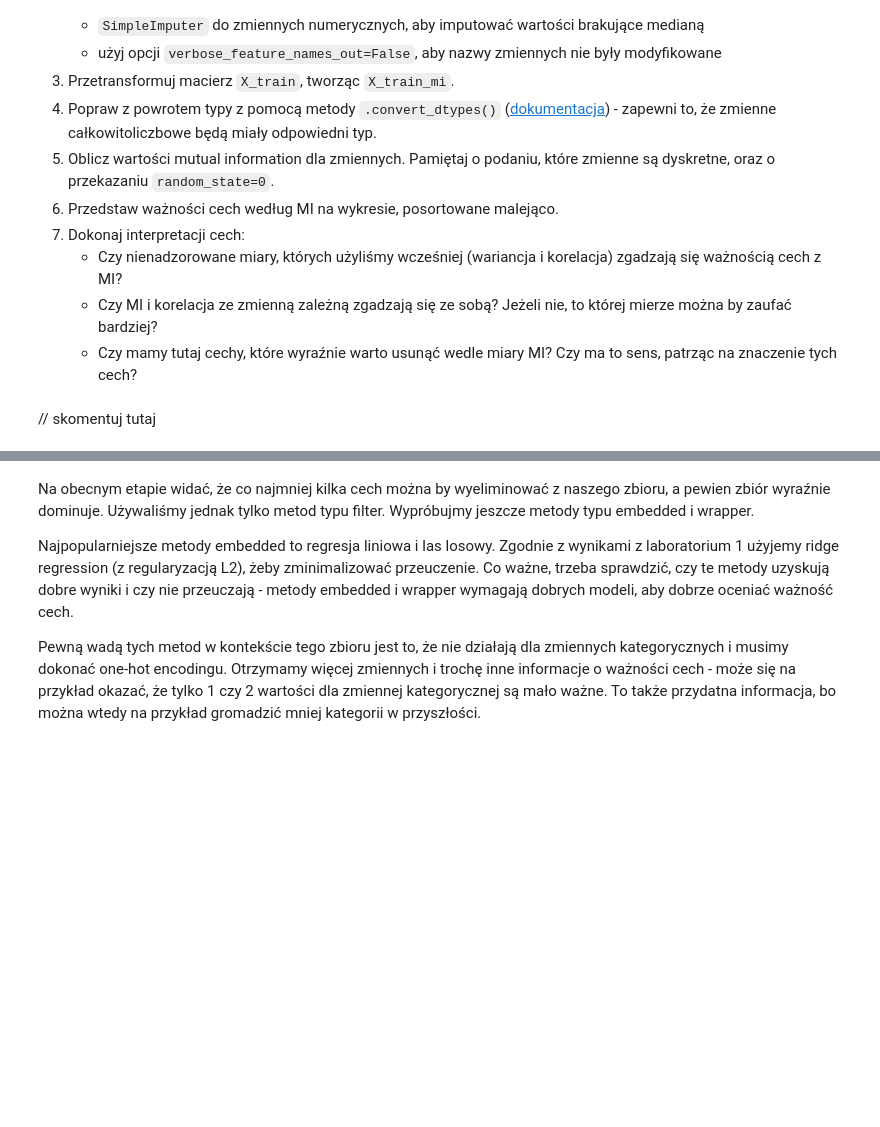
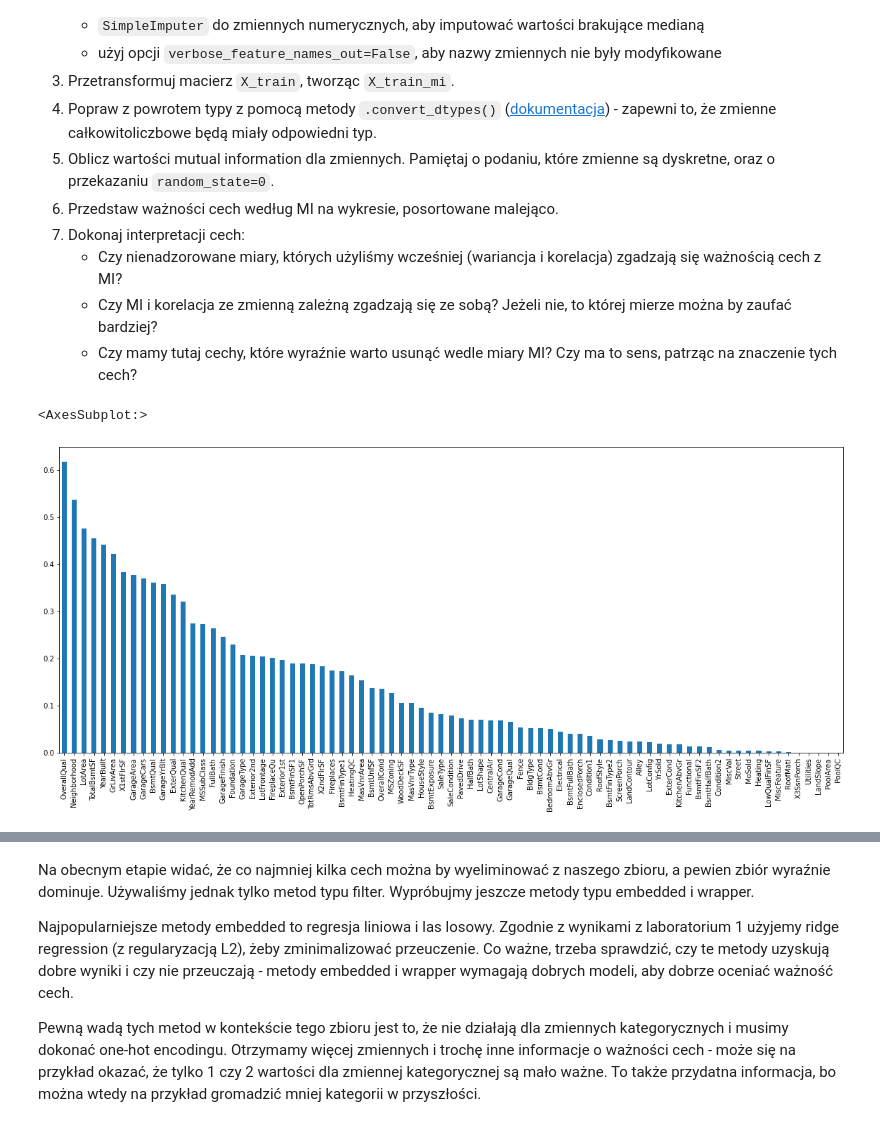
Before and after one commit to pweglik/pum, a Jupyter notebook: lab6/lab6.ipynb, the cells around one changed output, grey strips where cells are left out. Drawn from its saved outputs; the diff is of its cells as text; code cells hidden in the pictures; blank space fills up the shorter version.

```diff
--- a/lab6/lab6.ipynb
+++ b/lab6/lab6.ipynb
@@ -379,2 +454,41 @@ importances_mi = ...
-# %% [markdown]
-// skomentuj tutaj
+# %%
+from sklearn.compose import ColumnTransformer
+from sklearn.feature_selection import mutual_info_regression
+from sklearn.preprocessing import OrdinalEncoder
+
+
+categorical_features = X_train.select_dtypes(include=["object"]).columns
+numerical_features = X_train.select_dtypes(exclude=["object"]).columns
+
+
+column_transformer = ColumnTransformer(
+    [
+        ("ordinal_encoder", OrdinalEncoder(), categorical_features),
+        ("simple_imputer", SimpleImputer(), numerical_features),
+    ],
+    verbose_feature_names_out=False,
+)
+
+X_mi = column_transformer.fit_transform(X_train, y_train)
+
+# correct data types
+X_mi = X_mi.convert_dtypes()
+
+# get boolean mask with discrete columns
+discrete_features = np.where(X_train.nunique() < 0.05 * len(X_train), True, False)
+# Korzystając z podpiewiedzi z linku wnioskuję, że zmiena dyskretna to taka która posiada mniej niż
+# 0.05 * liczba próbek wartości
+# https://stats.stackexchange.com/questions/12273/how-to-test-if-my-data-is-discrete-or-continuous
+
+importances_mi = mutual_info_regression(
+    X_mi, y_train, discrete_features=discrete_features, random_state=0
+)
+
+# change to pd.Series for easier sorting and plotting
+importances_mi = pd.Series(importances_mi, index=X_mi.columns)
+importances_mi = importances_mi.sort_values(ascending=False)
+# %%
+importances_mi.plot.bar(figsize=(20, 8))
+# %% [output]
+<AxesSubplot:>
+[figure, added]
```
Also changed, not shown: parts of 35 cells of this notebook.
